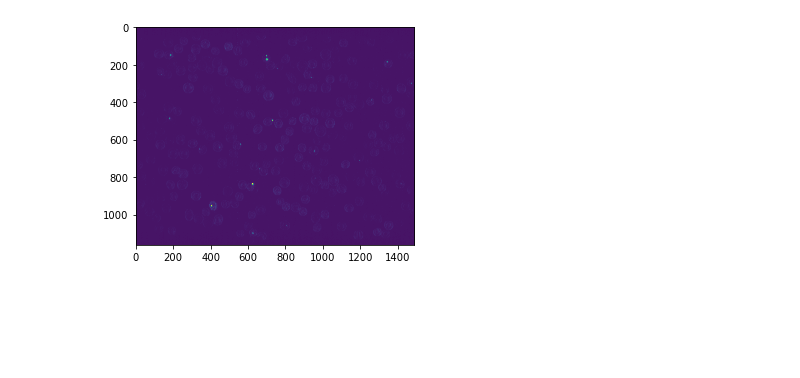
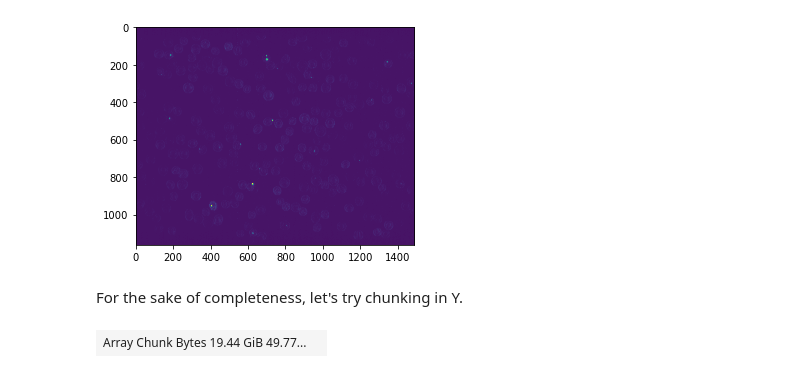
Before and after one commit to BioimageAnalysisCoreWEHI/napari_lattice, a Jupyter notebook: notebooks/Batched Deskew.ipynb, the cells around one changed output. Saved outputs shown, nothing was run; the diff lists cells and outputs as text; code cells hidden in the pictures; blank space fills up the shorter version.

Commit message:
update batchDeskew with chunking

```diff
--- a/notebooks/Batched Deskew.ipynb
+++ b/notebooks/Batched Deskew.ipynb
@@ -54,3 +56,13 @@ output
 imshow(output[5,0])
 # %% [output]
 [figure]
+# %% [markdown]
+For the sake of completeness, let's try chunking in Y.
+# %%
+#assign this dynamically based on GPU?
+nChunks = 4
+
+tiles = da.rechunk(image,(1,-1,-1,-1,image.shape[4]/4))
+tiles
+# %% [output]
+| Array Chunk Bytes 19.44 GiB 49.77... |  |
```
Also changed, not shown: parts of 5 cells of this notebook.
